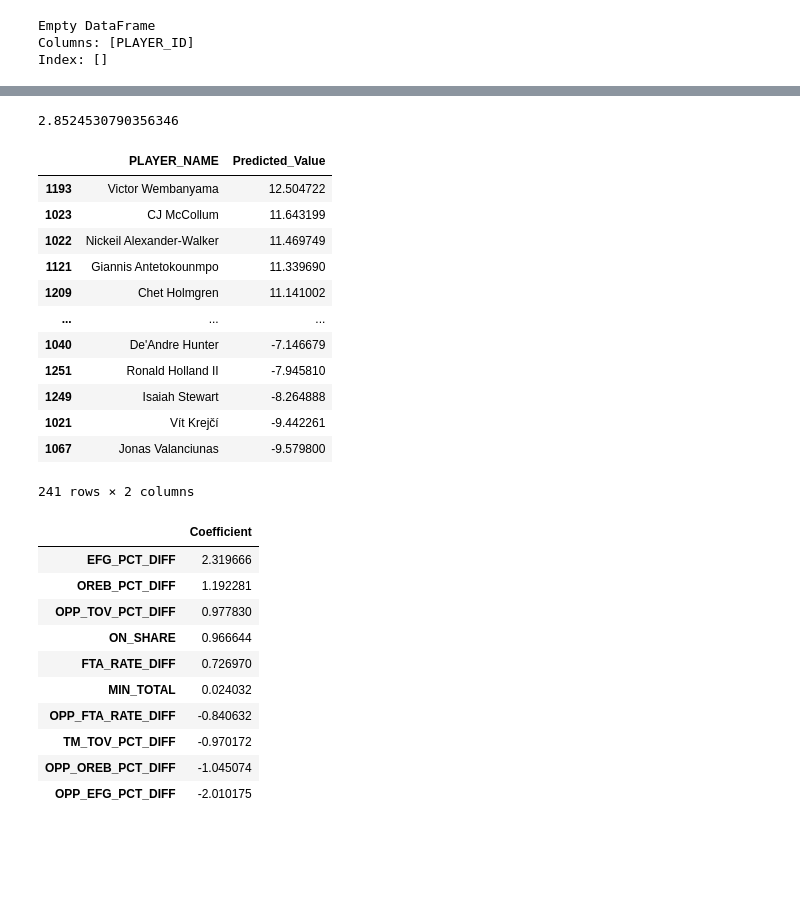
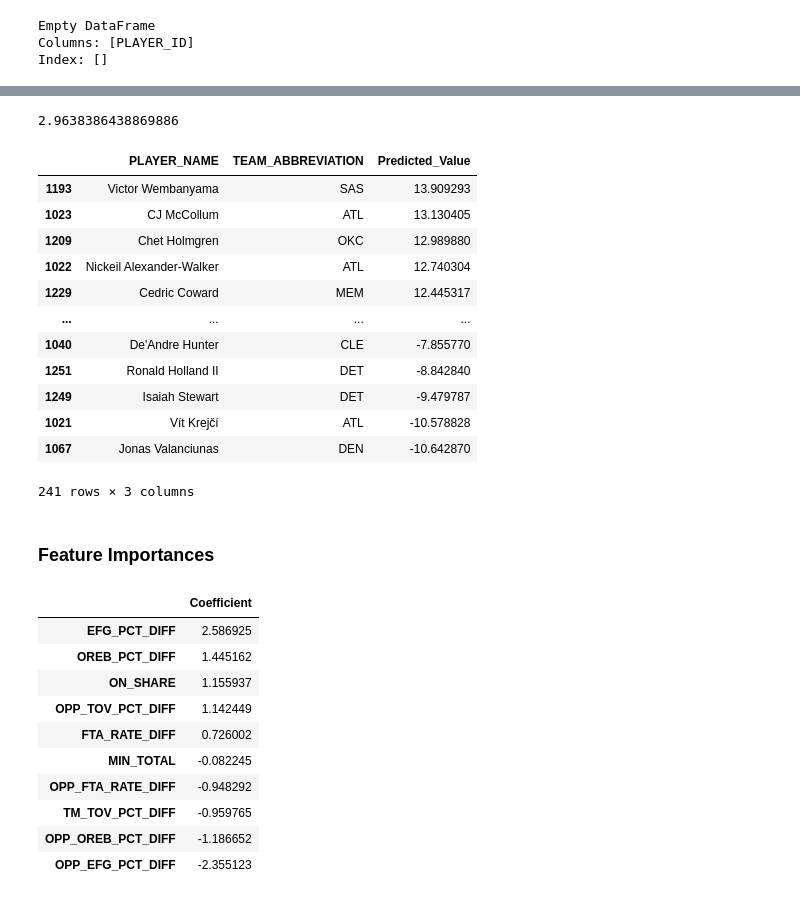
Before and after one commit to ianswan/nba-four-factors-model, a Jupyter notebook: four_factors_model.ipynb, the cells around one changed output, grey strips where cells are left out. Saved outputs shown, nothing was run; the diff lists cells and outputs as text; code cells hidden in the pictures; blank space fills up the shorter version.

Commit message:
completed first model

```diff
--- a/four_factors_model.ipynb
+++ b/four_factors_model.ipynb
@@ -531,6 +540,8 @@ tscv = TimeSeriesSplit(
     n_splits=3
 )
 
+X = X_train
+y = y_train
 
 alphas = [
     .01,
@@ -606,7 +617,7 @@ model = Pipeline([
         ),
         (
             "ridge",
-            Ridge(alpha=100)
+            Ridge(alpha=0.01)
         )
     ])
 # %%
@@ -628,6 +639,7 @@ seasons = [
 ]
 
 name_map = {}
+team_map = {}
 
 for season in seasons:
     df = LeagueDashPlayerStats(
@@ -635,15 +647,25 @@ for season in seasons:
         per_mode_detailed="PerGame"
     ).get_data_frames()[0]
 
-    season_map = (
+    name_season_map = (
         df[["PLAYER_ID", "PLAYER_NAME"]]
         .drop_duplicates()
         .set_index("PLAYER_ID")["PLAYER_NAME"]
         .to_dict()
     )
 
-    name_map.update(season_map)
+    team_season_map = (
+        df[["TEAM_ID", "TEAM_ABBREVIATION"]]
+        .drop_duplicates()
+        .set_index("TEAM_ID")["TEAM_ABBREVIATION"]
+        .to_dict()
+    )
+
+    name_map.update(name_season_map)
+    team_map.update(team_season_map)
 
 model_df["PLAYER_NAME"] = model_df["PLAYER_ID"].map(name_map)
+model_df["TEAM_ABBREVIATION"] = model_df["TEAM_ID"].map(team_map)
 # %%
 results_df["PLAYER_NAME"] = results_df["PLAYER_ID"].map(name_map)
+results_df["TEAM_ABBREVIATION"] = results_df["TEAM_ID"].map(team_map)
@@ -675,23 +708,23 @@ mae = mean_absolute_error(
 # %%
 mae
 # %% [output]
-2.8524530790356346
+2.9638386438869886
 # %%
-results_df = results_df[['PLAYER_NAME', 'Predicted_Value']]
+results_df = results_df[['PLAYER_NAME', 'TEAM_ABBREVIATION', 'Predicted_Value']]
 df_sorted = results_df.sort_values(by='Predicted_Value', ascending=False)
 df_sorted
 # %% [output]
-|  | PLAYER_NAME | Predicted_Value |
-| 1193 | Victor Wembanyama | 12.504722 |
-| 1023 | CJ McCollum | 11.643199 |
-| 1022 | Nickeil Alexander-Walker | 11.469749 |
-| 1121 | Giannis Antetokounmpo | 11.339690 |
-| 1209 | Chet Holmgren | 11.141002 |
-| ... | ... | ... |
-| 1040 | De'Andre Hunter | -7.146679 |
-| 1251 | Ronald Holland II | -7.945810 |
-| 1249 | Isaiah Stewart | -8.264888 |
-| 1021 | Vít Krejčí | -9.442261 |
-| 1067 | Jonas Valanciunas | -9.579800 |
+|  | PLAYER_NAME | TEAM_ABBREVIATION | Predicted_Value |
+| 1193 | Victor Wembanyama | SAS | 13.909293 |
+| 1023 | CJ McCollum | ATL | 13.130405 |
+| 1209 | Chet Holmgren | OKC | 12.989880 |
+| 1022 | Nickeil Alexander-Walker | ATL | 12.740304 |
+| 1229 | Cedric Coward | MEM | 12.445317 |
+| ... | ... | ... | ... |
+| 1040 | De'Andre Hunter | CLE | -7.855770 |
+| 1251 | Ronald Holland II | DET | -8.842840 |
+| 1249 | Isaiah Stewart | DET | -9.479787 |
+| 1021 | Vít Krejčí | ATL | -10.578828 |
+| 1067 | Jonas Valanciunas | DEN | -10.642870 |
-241 rows × 2 columns
+241 rows × 3 columns
 # %%
@@ -699,3 +733,5 @@ df_sorted.to_csv("outputs/four_factor_model_results_v2.csv", index=False)
+# %% [markdown]
+### Feature Importances
 # %%
 regression_pipe_coefs = pd.DataFrame(
     data=model.named_steps["ridge"].coef_, index=features, columns=["Coefficient"]
@@ -704,13 +740,13 @@ regression_pipe_coefs = pd.DataFrame(
 regression_pipe_coefs.sort_values(by="Coefficient", ascending=False).head(80)
 # %% [output]
 |  | Coefficient |
-| EFG_PCT_DIFF | 2.319666 |
-| OREB_PCT_DIFF | 1.192281 |
-| OPP_TOV_PCT_DIFF | 0.977830 |
-| ON_SHARE | 0.966644 |
-| FTA_RATE_DIFF | 0.726970 |
-| MIN_TOTAL | 0.024032 |
-| OPP_FTA_RATE_DIFF | -0.840632 |
-| TM_TOV_PCT_DIFF | -0.970172 |
-| OPP_OREB_PCT_DIFF | -1.045074 |
-| OPP_EFG_PCT_DIFF | -2.010175 |
+| EFG_PCT_DIFF | 2.586925 |
+| OREB_PCT_DIFF | 1.445162 |
+| ON_SHARE | 1.155937 |
+| OPP_TOV_PCT_DIFF | 1.142449 |
+| FTA_RATE_DIFF | 0.726002 |
+| MIN_TOTAL | -0.082245 |
+| OPP_FTA_RATE_DIFF | -0.948292 |
+| TM_TOV_PCT_DIFF | -0.959765 |
+| OPP_OREB_PCT_DIFF | -1.186652 |
+| OPP_EFG_PCT_DIFF | -2.355123 |
```
Also changed, not shown: parts of 13 cells of this notebook, 6 other files.
